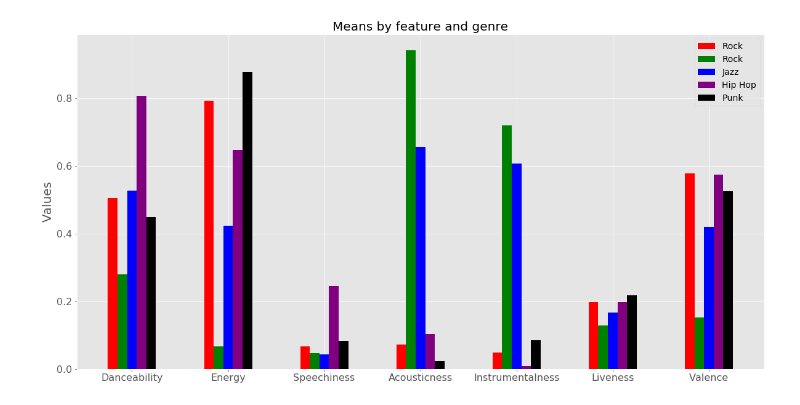
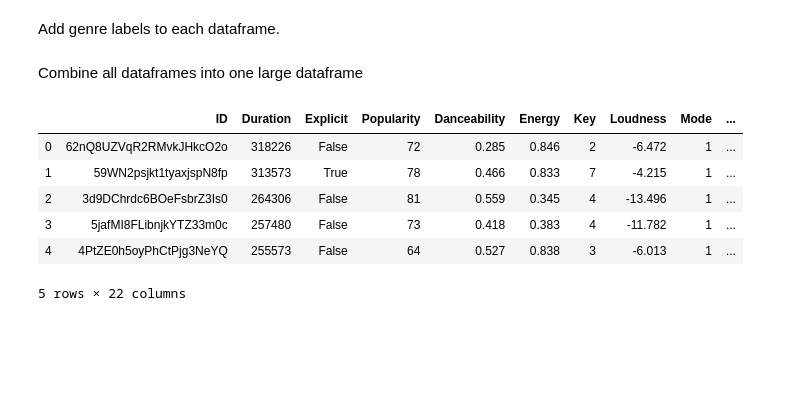
Before and after one commit to ucsd-dsc-arts/dsc160-midterm-group15, a Jupyter notebook: code/EDA.ipynb, the cells around one changed output. Drawn from its saved outputs; the diff is of its cells as text; code cells hidden in the pictures; blank space fills up the shorter version.

```diff
--- a/code/EDA.ipynb
+++ b/code/EDA.ipynb
@@ -94,30 +15,22 @@ rock.head(1).T
-# %%
-rock_means = [rock['Danceability'].mean(), rock['Energy'].mean(), rock['Speechiness'].mean(), rock['Acousticness'].mean(), rock['Instrumentalness'].mean(), rock['Liveness'].mean(), rock['Valence'].mean()]
-classical_means = [classical['Danceability'].mean(), classical['Energy'].mean(), classical['Speechiness'].mean(), classical['Acousticness'].mean(), classical['Instrumentalness'].mean(), classical['Liveness'].mean(), classical['Valence'].mean()]
-jazz_means = [jazz['Danceability'].mean(), jazz['Energy'].mean(), jazz['Speechiness'].mean(), jazz['Acousticness'].mean(), jazz['Instrumentalness'].mean(), jazz['Liveness'].mean(), jazz['Valence'].mean()]
-hiphop_means = [hiphop['Danceability'].mean(), hiphop['Energy'].mean(), hiphop['Speechiness'].mean(), hiphop['Acousticness'].mean(), hiphop['Instrumentalness'].mean(), hiphop['Liveness'].mean(), hiphop['Valence'].mean()]
-punk_means = [punk['Danceability'].mean(), punk['Energy'].mean(), punk['Speechiness'].mean(), punk['Acousticness'].mean(), punk['Instrumentalness'].mean(), punk['Liveness'].mean(), punk['Valence'].mean()]
-
-N = len(rock_means)
-ind = np.arange(N)
-
-width = 0.1
-
-plt.figure(figsize=(20,10))
-plt.bar(ind, rock_means, width, label='Rock', color='red')
-plt.bar(ind + width, classical_means, width, label='Rock', color='green')
-plt.bar(ind + width * 2, jazz_means, width, label='Jazz', color='blue')
-plt.bar(ind + width * 3, hiphop_means, width, label='Hip Hop', color='purple')
-plt.bar(ind + width * 4, punk_means, width, label='Punk', color='black')
-
-
-
-plt.ylabel('Values', fontsize=20)
-plt.title('Means by feature and genre', fontsize=20)
-
-plt.xticks(ind + width*4 / 2, ('Danceability', 'Energy', 'Speechiness', 'Acousticness', 'Instrumentalness', 'Liveness', 'Valence'), fontsize=16)
-plt.yticks(fontsize=16)
-plt.legend(loc='best', fontsize=14)
-plt.show()
-# %% [output]
-[figure, removed]
+# %% [markdown]
+Add genre labels to each dataframe.
+# %%
+rock['Genre'] = ['Rock'] * rock.shape[0]
+classical['Genre'] = ['Classical'] * classical.shape[0]
+jazz['Genre'] = ['Jazz'] * jazz.shape[0]
+hiphop['Genre'] = ['Hiphop'] * hiphop.shape[0]
+punk['Genre'] = ['Punk'] * punk.shape[0]
+# %% [markdown]
+Combine all dataframes into one large dataframe
+# %%
+combined = pd.concat([rock, classical, jazz, hiphop, punk]).reset_index(drop=True)
+# %%
+combined.head()
+# %% [output]
+|  | ID | Duration | Explicit | Popularity | Danceability | Energy | Key | Loudness | Mode | ... |
+| 0 | 62nQ8UZVqR2RMvkJHkcO2o | 318226 | False | 72 | 0.285 | 0.846 | 2 | -6.472 | 1 | ... |
+| 1 | 59WN2psjkt1tyaxjspN8fp | 313573 | True | 78 | 0.466 | 0.833 | 7 | -4.215 | 1 | ... |
+| 2 | 3d9DChrdc6BOeFsbrZ3Is0 | 264306 | False | 81 | 0.559 | 0.345 | 4 | -13.496 | 1 | ... |
+| 3 | 5jafMI8FLibnjkYTZ33m0c | 257480 | False | 73 | 0.418 | 0.383 | 4 | -11.782 | 1 | ... |
+| 4 | 4PtZE0h5oyPhCtPjg3NeYQ | 255573 | False | 64 | 0.527 | 0.838 | 3 | -6.013 | 1 | ... |
+5 rows × 22 columns
```
Also changed, not shown: parts of 13 cells of this notebook, 5 other files.
